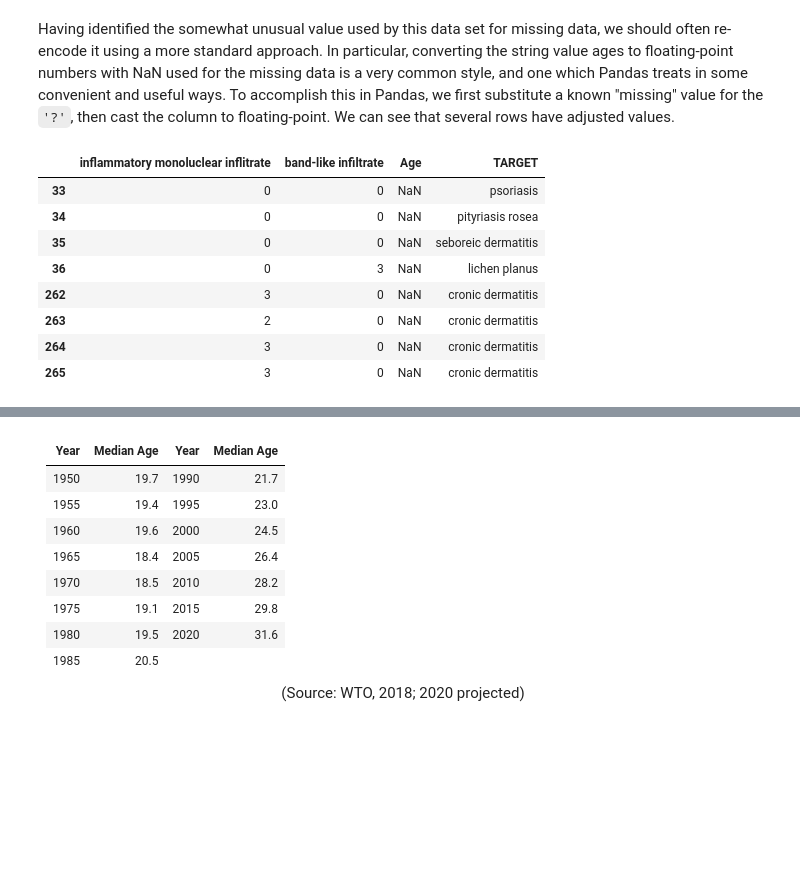
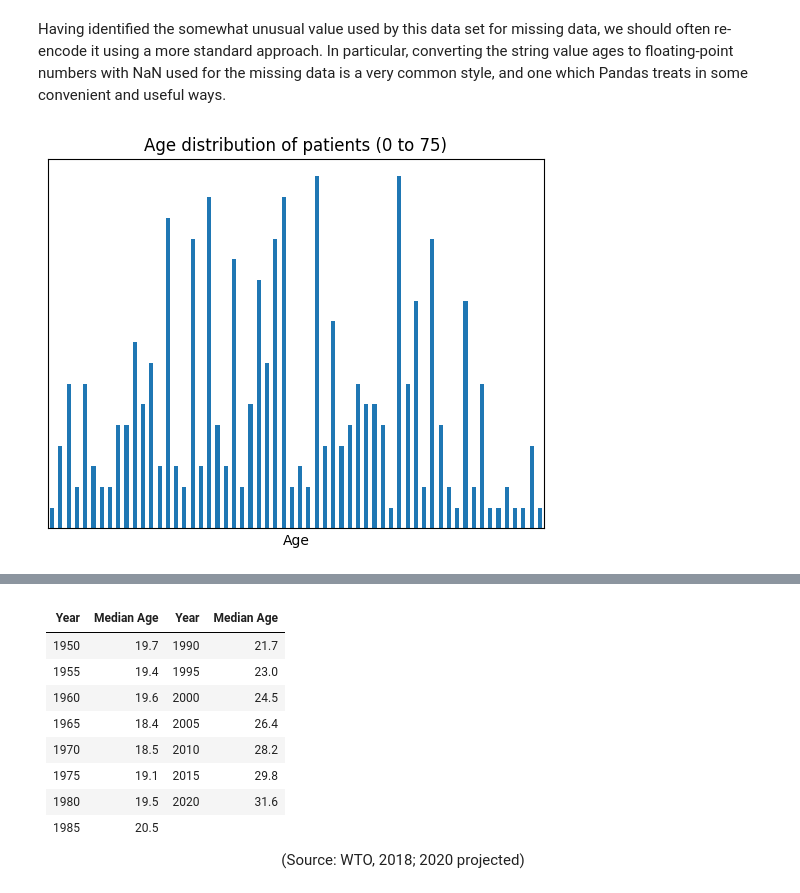
Before and after one commit to DavidMertz/CleaningDataVideo, a Jupyter notebook: Value_Imputation.ipynb, the cells around one changed output, grey strips where cells are left out. Drawn from its saved outputs; the diff is of its cells as text; code cells hidden in the pictures; blank space fills up the shorter version.

```diff
--- a/Value_Imputation.ipynb
+++ b/Value_Imputation.ipynb
@@ -124,0 +103,10 @@ Suspicious:
+# %%
+# Assign missing ages marked with '?' as None
+df_v2 = df.copy()
+df_v2.loc[df.Age == '?', 'Age'] = None
+df_v2['Age'] = df_v2.Age.astype(float)
+# Display those rows with missing ages
+(df_v2
+     .loc[df_v2.Age.isnull()]
+     .iloc[:, [10, 0, 1, 2, 3, -2, -1]]
+     .set_index("TARGET"))
@@ -125,20 +124,12 @@ Suspicious:
 # %% [markdown]
-Having identified the somewhat unusual value used by this data set for missing data, we should often re-encode it using a more standard approach.  In particular, converting the string value ages to floating-point numbers with NaN used for the missing data is a very common style, and one which Pandas treats in some convenient and useful ways.  To accomplish this in Pandas, we first substitute a known "missing" value for the `'?'`, then cast the column to floating-point.  We can see that several rows have adjusted values.
+Having identified the somewhat unusual value used by this data set for missing data, we should often re-encode it using a more standard approach.  In particular, converting the string value ages to floating-point numbers with NaN used for the missing data is a very common style, and one which Pandas treats in some convenient and useful ways.
-# %%
-# Assign missing ages marked with '?' as None
-df.loc[df.Age == '?', 'Age'] = None  # or NaN
-# Convert string/None ages to floating-point
-df['Age'] = df.Age.astype(float)
-# Display those rows with missing ages
-df.loc[df.Age.isnull()].iloc[:, -4:]
-# %% [output]
-|  | inflammatory monoluclear inflitrate | band-like infiltrate | Age | TARGET |
-| 33 | 0 | 0 | NaN | psoriasis |
-| 34 | 0 | 0 | NaN | pityriasis rosea |
-| 35 | 0 | 0 | NaN | seboreic dermatitis |
-| 36 | 0 | 3 | NaN | lichen planus |
-| 262 | 3 | 0 | NaN | cronic dermatitis |
-| 263 | 2 | 0 | NaN | cronic dermatitis |
-| 264 | 3 | 0 | NaN | cronic dermatitis |
-| 265 | 3 | 0 | NaN | cronic dermatitis |
+# %%
+(df_v2.Age
+   .value_counts()
+   .sort_index()
+   .plot(kind="bar", yticks=[], xticks=[],
+         title="Age distribution of patients "
+               f"({df_v2.Age.min():.0f} to {df_v2.Age.max():.0f})"));
+# %% [output]
+[figure, added]
 # %% [markdown]
```
Also changed, not shown: parts of 247 cells of this notebook, 3 other files.
